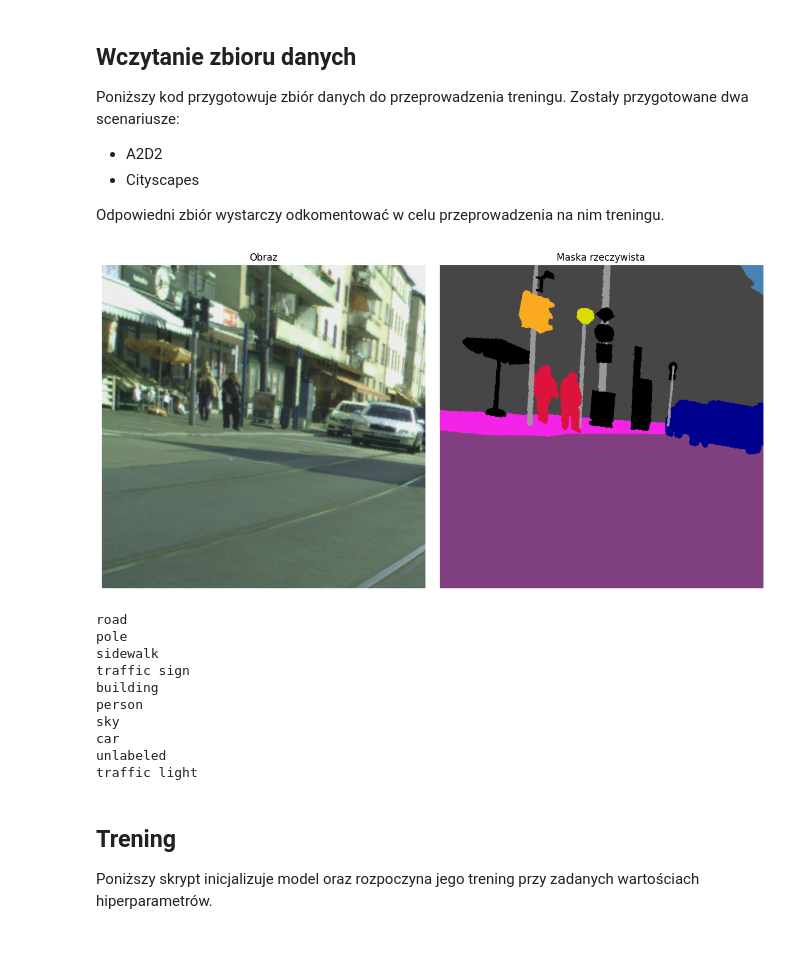
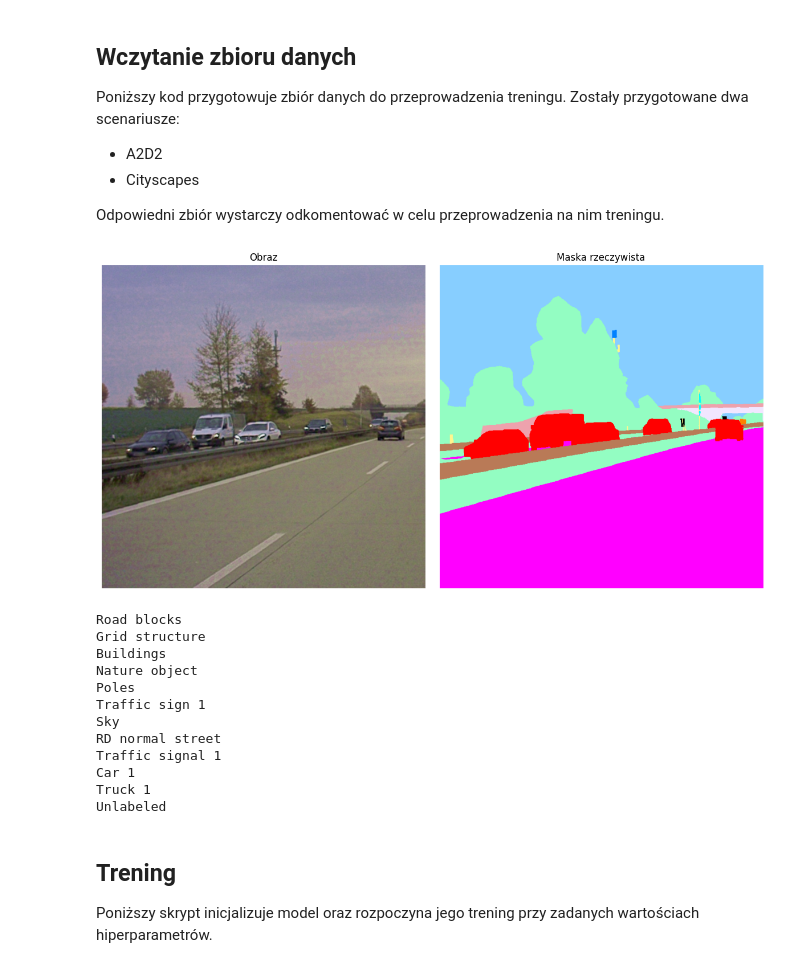
Before and after one commit to prax19/masters-project, a Jupyter notebook: usage_notebook.ipynb, the cells around one changed output. Saved outputs shown, nothing was run; the diff lists cells and outputs as text; code cells hidden in the pictures.

```diff
--- a/usage_notebook.ipynb
+++ b/usage_notebook.ipynb
@@ -30,10 +30,14 @@ cityscapes_root = ".\\data\\cityscapes"
 
 #A2D2
 
+# from torch.utils.data import Subset
+# import numpy as np
+
 # mapper = ClassMapper(
 #     dataset_class=A2D2Dataset,
-#     train_transforms=transforms,
-#     infer_transforms=transforms_test,
+#     train_transforms=train_transforms,
+#     val_transforms=val_transforms,
+#     infer_transforms=test_transforms,
 #     reduced_subset=True
 #     )
 
@@ -44,18 +48,23 @@ cityscapes_root = ".\\data\\cityscapes"
 
 # )
 
-# test_dataset = A2D2Dataset(
+# val_dataset_full = A2D2Dataset(
 #     root=a2d2_root,
 #     split='val',
-#     transforms=mapper.wrap_train
+#     transforms=mapper.wrap_val
 # )
+
+# step = 5  # bierz co 5-tą klatkę
+# val_idx = np.arange(0, len(val_dataset_full), step).tolist()
+# val_dataset = Subset(val_dataset_full, val_idx)
 
 # Cityscapes
 
 mapper = ClassMapper(
     dataset_class=Cityscapes,
-    train_transforms=transforms,
-    infer_transforms=transforms_test,
+    train_transforms=train_transforms,
+    val_transforms=val_transforms,
+    infer_transforms=test_transforms,
     reduced_subset=True
     )
 
@@ -66,20 +75,20 @@ train_dataset = Cityscapes(
     transforms=mapper.wrap_train
 )
 
-test_dataset = Cityscapes(
+val_dataset = Cityscapes(
     root=cityscapes_root,
     split='val',
     target_type="semantic",
-    transforms=mapper.wrap_train
+    transforms=mapper.wrap_val
 )
 # %%
 from utils.image import *
 
-image, mask = test_dataset[5]
+image, mask = train_dataset[5]
 
 display_image_and_mask(image=image, mask_true=mask, mapper=mapper)
 # %% [output]
-[figure, old version]
+[figure, new version]
 # %%
 # Wyświetlanie widocznych na obrazie masek
 
@@ -91,16 +100,18 @@ names = {
 }
 print("\n".join(names))
 # %% [output]
-road
-pole
-sidewalk
-traffic sign
-building
-person
-sky
-car
-unlabeled
-traffic light
+Road blocks
+Grid structure
+Buildings
+Nature object
+Poles
+Traffic sign 1
+Sky
+RD normal street
+Traffic signal 1
+Car 1
+Truck 1
+Unlabeled
 # %%
 from torch.utils.data import DataLoader
 
```
Also changed, not shown: parts of 11 cells of this notebook, 3 other files.
